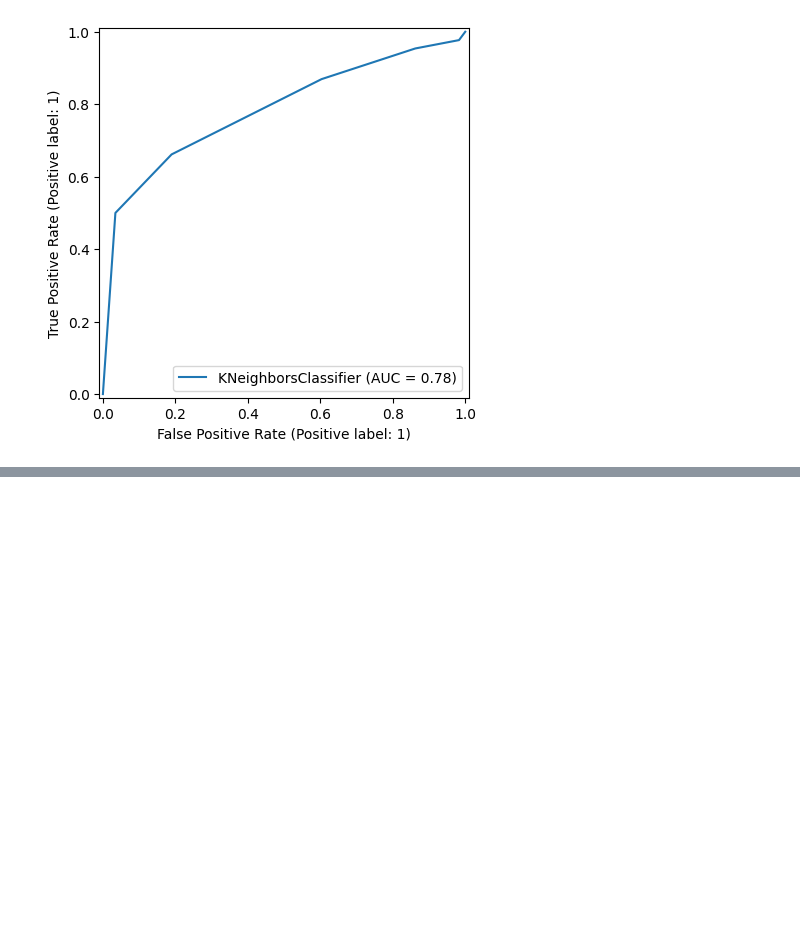
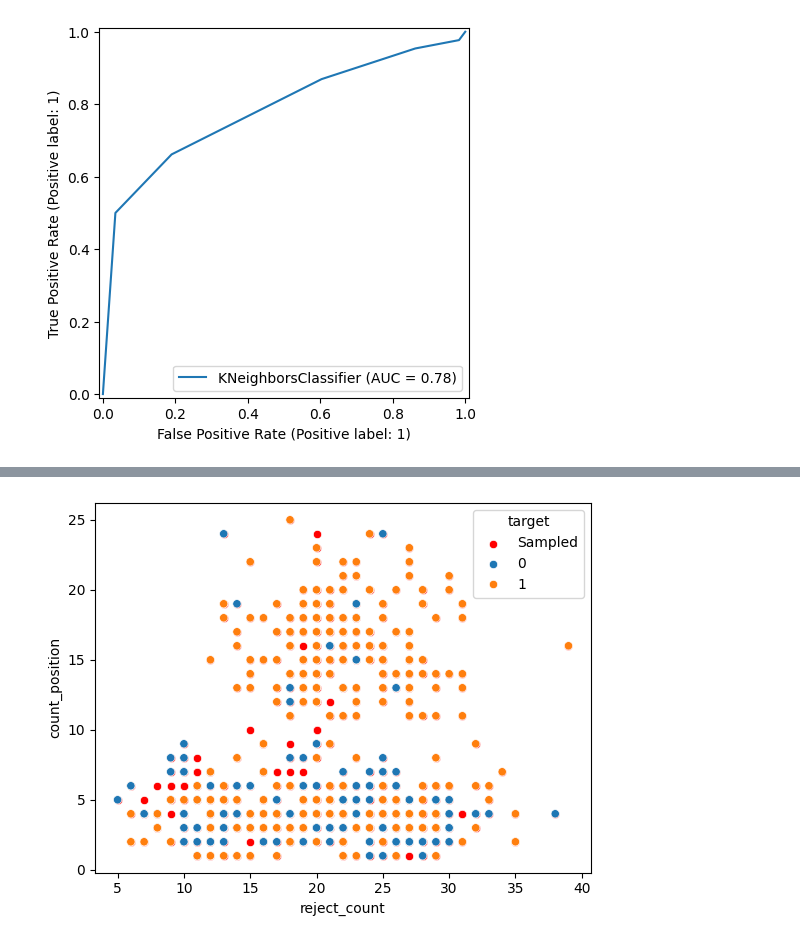
Before and after one commit to FullTOPik/ml_basic_models, a Jupyter notebook: yandex/orders_seafood.ipynb, the cells around one changed output, grey strips where cells are left out. Saved outputs shown, nothing was run; the diff lists cells and outputs as text; code cells hidden in the pictures; blank space fills up the shorter version.

```diff
--- a/yandex/orders_seafood.ipynb
+++ b/yandex/orders_seafood.ipynb
@@ -191,0 +194,3 @@ RocCurveDisplay.from_estimator(model, X_test_scalled, y_test)
+# %%
+dummy_model = DummyClassifier(random_state=48)
+dummy_model.fit(X_train, y_train)
@@ -191,0 +258,4 @@ RocCurveDisplay.from_estimator(model, X_test_scalled, y_test)
+# %%
+smote = SMOTE(random_state=42, k_neighbors=5)
+# %%
+X_train_resample, y_train_resample = smote.fit_resample(X_train, y_train)
@@ -191,0 +281,15 @@ RocCurveDisplay.from_estimator(model, X_test_scalled, y_test)
+# %%
+import seaborn as sns
+
+fig, axes = plt.subplots()
+
+sns.scatterplot(x=X_train_resample['reject_count'], \
+    y=X_train_resample['count_position'], \
+    ax=axes, color='red', \
+    label='Sampled')
+sns.scatterplot(x=X_train['reject_count'], \
+    y=X_train['count_position'], \
+    hue=y_train, ax=axes)
+plt.show()
+# %% [output]
+[figure, added]
```
Also changed, not shown: parts of 24 cells of this notebook.
